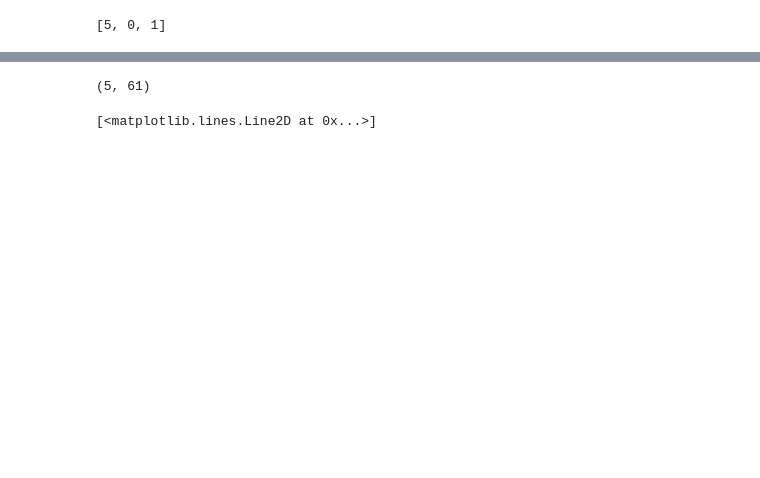
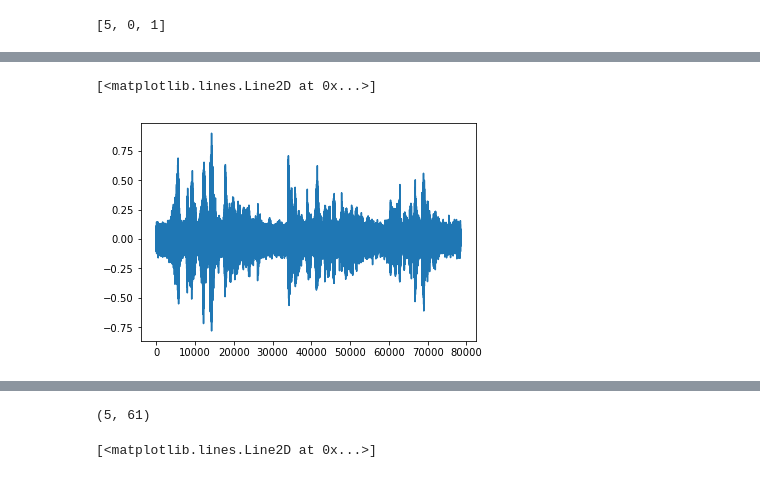
Before and after one commit to rkmalaiya/emotion_speech_perception, a Jupyter notebook: feature_extraction_lstm-with_batches_for_same_inputsample.ipynb, the cells around one changed output, grey strips where cells are left out. Cells and saved outputs as stored; diff of their text form; code cells hidden in the pictures; blank space fills up the shorter version.

```diff
--- a/feature_extraction_lstm-with_batches_for_same_inputsample.ipynb
+++ b/feature_extraction_lstm-with_batches_for_same_inputsample.ipynb
@@ -67 +81,6 @@ dis.Audio(data = sigs[-1].ravel(), rate = rate)
+# %%
+plt.plot(Data.x[-1])
+# %% [output]
+[<matplotlib.lines.Line2D at 0x...>]
+[figure, added]
 # %%
```
Also changed, not shown: parts of 17 cells of this notebook.
